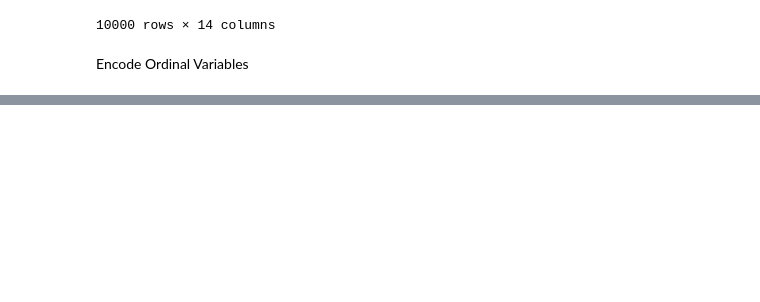
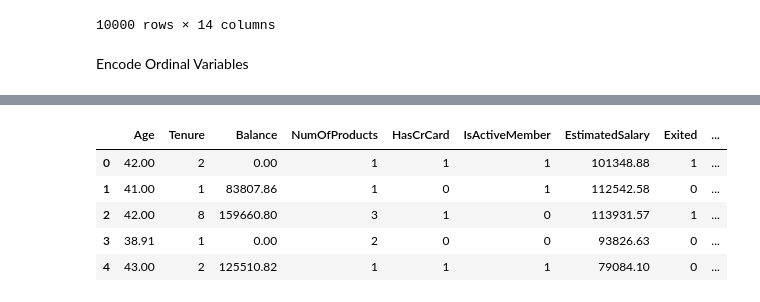
Before and after one commit to WimukthiPWijerathne/churn_analysis, a Jupyter notebook: week01/feature_encoding.ipynb, the cells around one changed output, grey strips where cells are left out. Saved outputs shown, nothing was run; the diff lists cells and outputs as text; code cells hidden in the pictures; blank space fills up the shorter version.

Commit message:
data is cleaned and fone the processing  and now good to modeling

```diff
--- a/week01/feature_encoding.ipynb
+++ b/week01/feature_encoding.ipynb
@@ -106,9 +107,19 @@ array(['fair', 'poor', 'Good', nan, 'excellent', 'Very Good'],
 # %%
 encode_dict_creditscore = {
 
-                            'poor':0,
-                            'fair':1,
+                            'Poor':0,
+                            'Fair':1,
                             'Good':2,
-                            ''
+                            'Excellent':3,
+                            'Very Good':4
 
                         }
+df_encoded['CreditScoreBins'] = df_encoded['CreditScoreBins'].map(encode_dict_creditscore)
+df_encoded.head()
+# %% [output]
+|  | Age | Tenure | Balance | NumOfProducts | HasCrCard | IsActiveMember | EstimatedSalary | Exited | ... |
+| 0 | 42.00 | 2 | 0.00 | 1 | 1 | 1 | 101348.88 | 1 | ... |
+| 1 | 41.00 | 1 | 83807.86 | 1 | 0 | 1 | 112542.58 | 0 | ... |
+| 2 | 42.00 | 8 | 159660.80 | 3 | 1 | 0 | 113931.57 | 1 | ... |
+| 3 | 38.91 | 1 | 0.00 | 2 | 0 | 0 | 93826.63 | 0 | ... |
+| 4 | 43.00 | 2 | 125510.82 | 1 | 1 | 1 | 79084.10 | 0 | ... |
```
Also changed, not shown: parts of 3 cells of this notebook, 2 other files.
